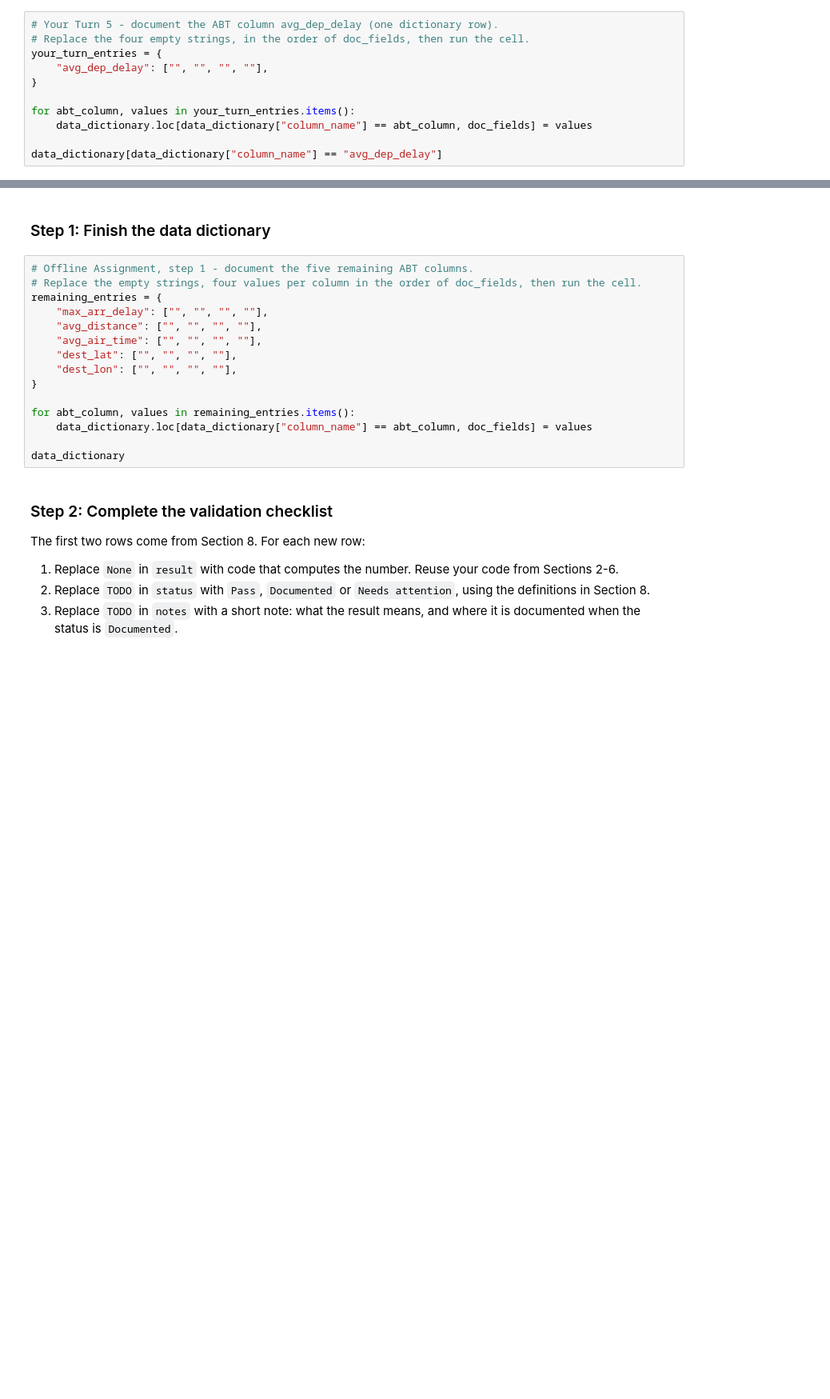
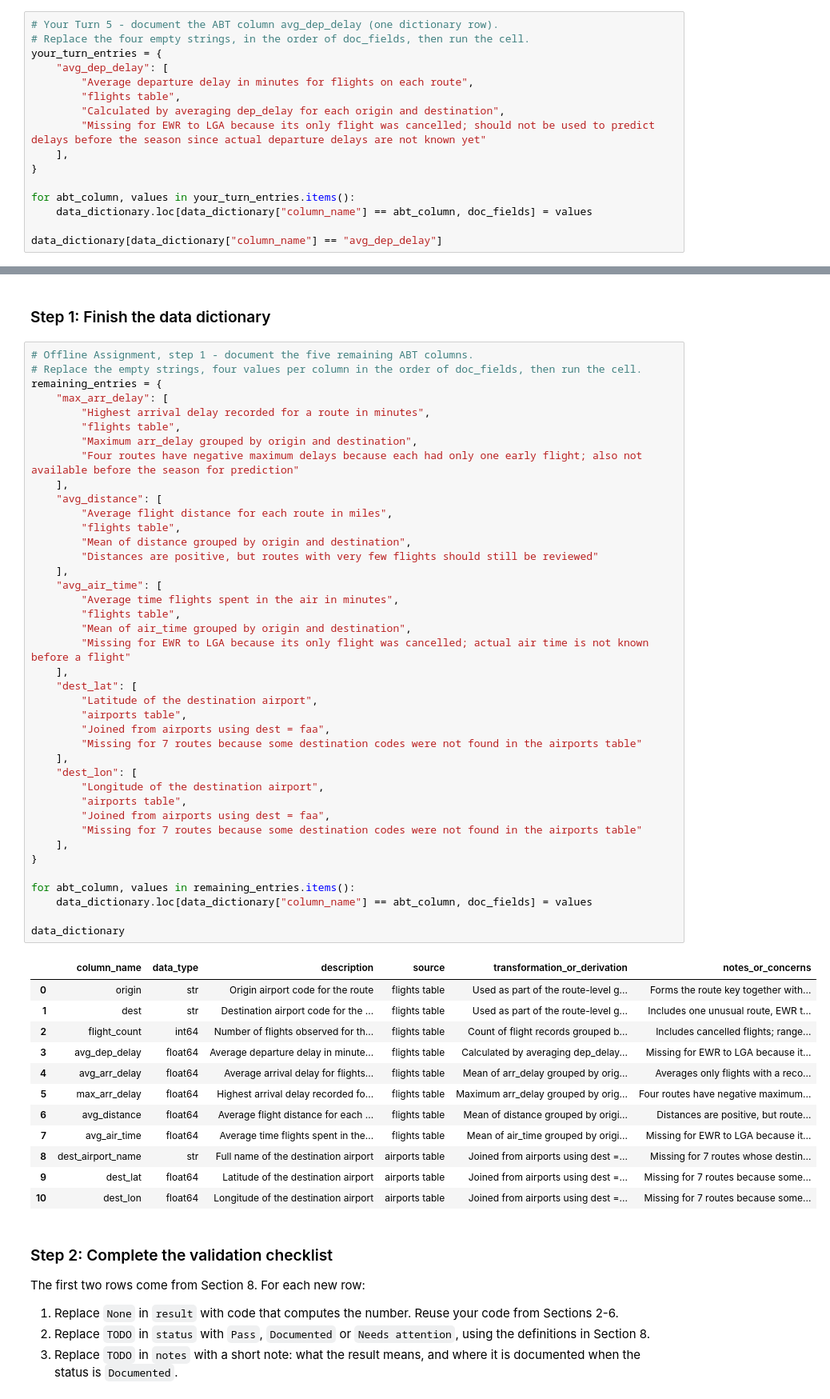
Before and after one commit to diegomend133/ban6003-week11-Diego-Mendez, a Jupyter notebook: notebooks/module11_abt_documentation_guided_lab.ipynb, the cells around one changed output, grey strips where cells are left out. Shown at 80% size. Cells and saved outputs as stored; diff of their text form; blank space fills up the shorter version.

```diff
--- a/notebooks/module11_abt_documentation_guided_lab.ipynb
+++ b/notebooks/module11_abt_documentation_guided_lab.ipynb
@@ -395,7 +543,12 @@ In the offline assignment you will complete the dictionary rows for the five ABT
 # Your Turn 5 - document the ABT column avg_dep_delay (one dictionary row).
 # Replace the four empty strings, in the order of doc_fields, then run the cell.
 your_turn_entries = {
-    "avg_dep_delay": ["", "", "", ""],
+    "avg_dep_delay": [
+        "Average departure delay in minutes for flights on each route",
+        "flights table",
+        "Calculated by averaging dep_delay for each origin and destination",
+        "Missing for EWR to LGA because its only flight was cancelled; should not be used to predict delays before the season since actual departure delays are not known yet"
+    ],
 }
 
 for abt_column, values in your_turn_entries.items():
@@ -503,18 +669,56 @@ An analyst on another team will use the route ABT next week and cannot ask you t
 # %%
 # Offline Assignment, step 1 - document the five remaining ABT columns.
 # Replace the empty strings, four values per column in the order of doc_fields, then run the cell.
 remaining_entries = {
-    "max_arr_delay": ["", "", "", ""],
-    "avg_distance": ["", "", "", ""],
-    "avg_air_time": ["", "", "", ""],
-    "dest_lat": ["", "", "", ""],
-    "dest_lon": ["", "", "", ""],
+    "max_arr_delay": [
+        "Highest arrival delay recorded for a route in minutes",
+        "flights table",
+        "Maximum arr_delay grouped by origin and destination",
+        "Four routes have negative maximum delays because each had only one early flight; also not available before the season for prediction"
+    ],
+    "avg_distance": [
+        "Average flight distance for each route in miles",
+        "flights table",
+        "Mean of distance grouped by origin and destination",
+        "Distances are positive, but routes with very few flights should still be reviewed"
+    ],
+    "avg_air_time": [
+        "Average time flights spent in the air in minutes",
+        "flights table",
+        "Mean of air_time grouped by origin and destination",
+        "Missing for EWR to LGA because its only flight was cancelled; actual air time is not known before a flight"
+    ],
+    "dest_lat": [
+        "Latitude of the destination airport",
+        "airports table",
+        "Joined from airports using dest = faa",
+        "Missing for 7 routes because some destination codes were not found in the airports table"
+    ],
+    "dest_lon": [
+        "Longitude of the destination airport",
+        "airports table",
+        "Joined from airports using dest = faa",
+        "Missing for 7 routes because some destination codes were not found in the airports table"
+    ],
 }
 
 for abt_column, values in remaining_entries.items():
     data_dictionary.loc[data_dictionary["column_name"] == abt_column, doc_fields] = values
 
 data_dictionary
+# %% [output]
+|  | column_name | data_type | description | source | transformation_or_derivation | notes_or_concerns |
+| 0 | origin | str | Origin airport code for the route | flights table | Used as part of the route-level g... | Forms the route key together with... |
+| 1 | dest | str | Destination airport code for the ... | flights table | Used as part of the route-level g... | Includes one unusual route, EWR t... |
+| 2 | flight_count | int64 | Number of flights observed for th... | flights table | Count of flight records grouped b... | Includes cancelled flights; range... |
+| 3 | avg_dep_delay | float64 | Average departure delay in minute... | flights table | Calculated by averaging dep_delay... | Missing for EWR to LGA because it... |
+| 4 | avg_arr_delay | float64 | Average arrival delay for flights... | flights table | Mean of arr_delay grouped by orig... | Averages only flights with a reco... |
+| 5 | max_arr_delay | float64 | Highest arrival delay recorded fo... | flights table | Maximum arr_delay grouped by orig... | Four routes have negative maximum... |
+| 6 | avg_distance | float64 | Average flight distance for each ... | flights table | Mean of distance grouped by origi... | Distances are positive, but route... |
+| 7 | avg_air_time | float64 | Average time flights spent in the... | flights table | Mean of air_time grouped by origi... | Missing for EWR to LGA because it... |
+| 8 | dest_airport_name | str | Full name of the destination airport | airports table | Joined from airports using dest =... | Missing for 7 routes whose destin... |
+| 9 | dest_lat | float64 | Latitude of the destination airport | airports table | Joined from airports using dest =... | Missing for 7 routes because some... |
+| 10 | dest_lon | float64 | Longitude of the destination airport | airports table | Joined from airports using dest =... | Missing for 7 routes because some... |
 # %% [markdown]
 ### Step 2: Complete the validation checklist
 
```
Also changed, not shown: parts of 28 cells of this notebook, 3 other files.
